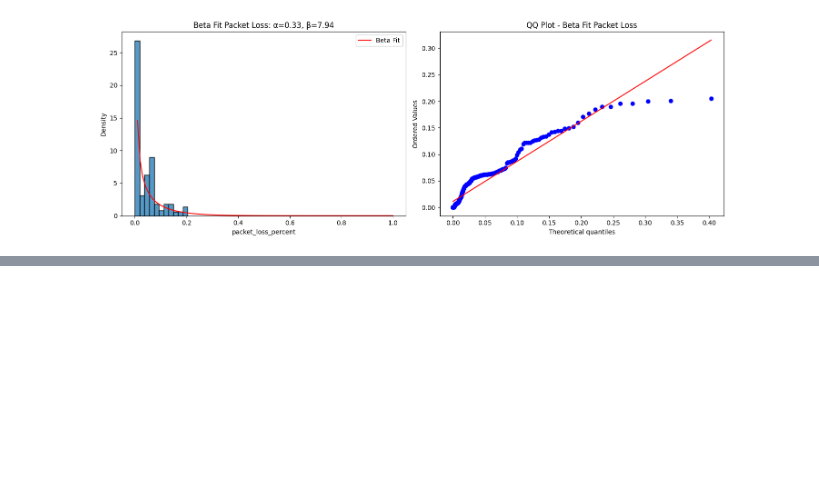
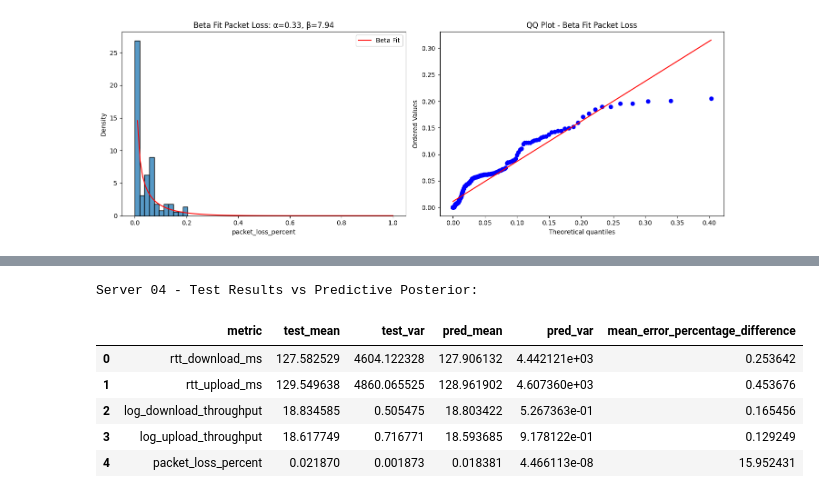
Before and after one commit to carloshenriquefbf/statistics-and-probabilistic-models, a Jupyter notebook: trab1.ipynb, the cells around one changed output, grey strips where cells are left out. Saved outputs shown, nothing was run; the diff lists cells and outputs as text; code cells hidden in the pictures; blank space fills up the shorter version.

```diff
--- a/trab1.ipynb
+++ b/trab1.ipynb
@@ -606,0 +883,6 @@ plt.show()
+# %%
+for metric in server04_posteriors:
+    print(f"Server 04 - {metric} Posterior:")
+    for key, value in server04_posteriors[metric].items():
+        print(f"  {key}: {value}")
+    print("\n")
@@ -606,0 +907,41 @@ plt.show()
+# %%
+df_server04_results = pd.DataFrame(columns=[
+    'metric', 'test_mean', 'test_var', 'pred_mean', 'pred_var', 'mean_error_percentage_difference'
+])
+
+for metric in server04_posteriors:
+    test_data = test_server04[metric]
+    if metric == 'packet_loss_percent':
+        test_data = test_data / 100  # converter para [0,1]
+
+    test_mean = np.mean(test_data)
+    test_var = np.var(test_data, ddof=1)
+
+    pred_mean = server04_posteriors[metric]['predictive_mean']
+    pred_var = server04_posteriors[metric]['predictive_var']
+    mean_error_percentage_difference = abs(pred_mean - test_mean) / test_mean * 100 if test_mean != 0 else np.nan
+
+    df_server04_results = pd.concat([
+        df_server04_results,
+        pd.DataFrame([{
+            'metric': metric,
+            'test_mean': test_mean,
+            'pred_mean': pred_mean,
+            'test_var': test_var,
+            'pred_var': pred_var,
+            'mean_error_percentage_difference': mean_error_percentage_difference
+        }])
+    ], ignore_index=True)
+
+#save to csv
+df_server04_results.to_csv('server04_test_vs_predictive.csv', index=False)
+print("Server 04 - Test Results vs Predictive Posterior:")
+display(df_server04_results)
+# %% [output]
+Server 04 - Test Results vs Predictive Posterior:
+|  | metric | test_mean | test_var | pred_mean | pred_var | mean_error_percentage_difference |
+| 0 | rtt_download_ms | 127.582529 | 4604.122328 | 127.906132 | 4.442121e+03 | 0.253642 |
+| 1 | rtt_upload_ms | 129.549638 | 4860.065525 | 128.961902 | 4.607360e+03 | 0.453676 |
+| 2 | log_download_throughput | 18.834585 | 0.505475 | 18.803422 | 5.267363e-01 | 0.165456 |
+| 3 | log_upload_throughput | 18.617749 | 0.716771 | 18.593685 | 9.178122e-01 | 0.129249 |
+| 4 | packet_loss_percent | 0.021870 | 0.001873 | 0.018381 | 4.466113e-08 | 15.952431 |
```
Also changed, not shown: parts of 17 cells of this notebook.
